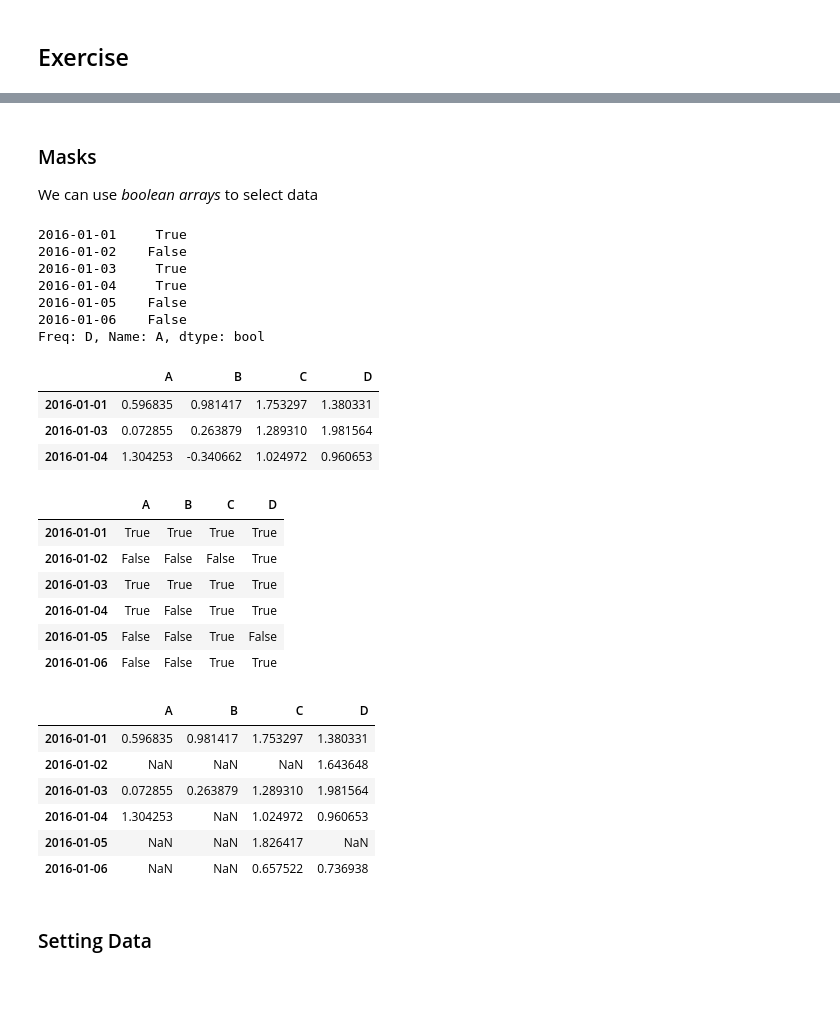
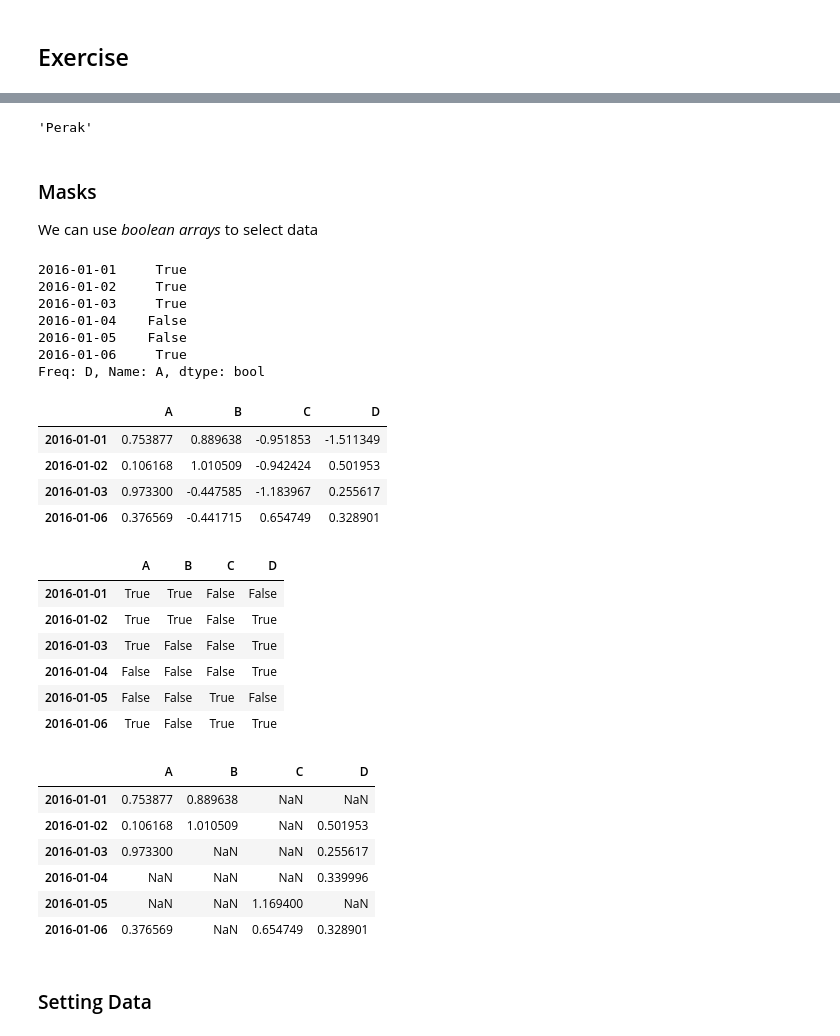
Before and after one commit to karhong-sam/WQD7003-DataAnalytics, a Jupyter notebook: lab/Lab_4_DataManipulationAndAnalysis_Part2.ipynb, the cells around one changed output, grey strips where cells are left out. Drawn from its saved outputs; the diff is of its cells as text; code cells hidden in the pictures; blank space fills up the shorter version.

```diff
--- a/lab/Lab_4_DataManipulationAndAnalysis_Part2.ipynb
+++ b/lab/Lab_4_DataManipulationAndAnalysis_Part2.ipynb
@@ -439,3 +445,6 @@ df.iloc[1,1]
 ## Exercise
 # %%
 # retrieve the value of Column C on 2016-01-05
+dates = pd.date_range('20160101', periods=6)
+df_c = pd.DataFrame(np.random.randn(6,4), index=dates, columns=list('ABCD'))
+df_c.loc['2016-01-05', 'C']
@@ -446,44 +473,54 @@ df.iloc[1,1]
+# %%
+# which is the smallest state?
+df_min = df_states['Area'].min()
+df_min_idx = df_states['Area'].idxmin()
+df_min_states = df_states.loc[df_min_idx-1, 'State']
+df_min_states
+# %% [output]
+'Perak'
 # %% [markdown]
 ### Masks
 
 We can use _boolean arrays_ to select data
+# %%
+df_new = df_c.copy()
+df_new.A>0
+# %% [output]
+2016-01-01     True
+2016-01-02     True
+2016-01-03     True
+2016-01-04    False
+2016-01-05    False
+2016-01-06     True
+Freq: D, Name: A, dtype: bool
 # %%
-df.A>0
+df_new[df_new.A > 0]
 # %% [output]
-2016-01-01     True
-2016-01-02    False
-2016-01-03     True
-2016-01-04     True
-2016-01-05    False
-2016-01-06    False
-Freq: D, Name: A, dtype: bool
+|  | A | B | C | D |
+| 2016-01-01 | 0.753877 | 0.889638 | -0.951853 | -1.511349 |
+| 2016-01-02 | 0.106168 | 1.010509 | -0.942424 | 0.501953 |
+| 2016-01-03 | 0.973300 | -0.447585 | -1.183967 | 0.255617 |
+| 2016-01-06 | 0.376569 | -0.441715 | 0.654749 | 0.328901 |
-# %%
-df[df.A > 0]
-# %% [output]
-|  | A | B | C | D |
-| 2016-01-01 | 0.596835 | 0.981417 | 1.753297 | 1.380331 |
-| 2016-01-03 | 0.072855 | 0.263879 | 1.289310 | 1.981564 |
-| 2016-01-04 | 1.304253 | -0.340662 | 1.024972 | 0.960653 |
 # %%
-df > 0
+df_new > 0
 # %% [output]
 |  | A | B | C | D |
-| 2016-01-01 | True | True | True | True |
-| 2016-01-02 | False | False | False | True |
-| 2016-01-03 | True | True | True | True |
-| 2016-01-04 | True | False | True | True |
+| 2016-01-01 | True | True | False | False |
+| 2016-01-02 | True | True | False | True |
+| 2016-01-03 | True | False | False | True |
+| 2016-01-04 | False | False | False | True |
 | 2016-01-05 | False | False | True | False |
-| 2016-01-06 | False | False | True | True |
+| 2016-01-06 | True | False | True | True |
-# %%
-df[df > 0]
-# %% [output]
-|  | A | B | C | D |
-| 2016-01-01 | 0.596835 | 0.981417 | 1.753297 | 1.380331 |
-| 2016-01-02 | NaN | NaN | NaN | 1.643648 |
-| 2016-01-03 | 0.072855 | 0.263879 | 1.289310 | 1.981564 |
-| 2016-01-04 | 1.304253 | NaN | 1.024972 | 0.960653 |
-| 2016-01-05 | NaN | NaN | 1.826417 | NaN |
-| 2016-01-06 | NaN | NaN | 0.657522 | 0.736938 |
+# %%
+df_new[df_new > 0]
+# %% [output]
+|  | A | B | C | D |
+| 2016-01-01 | 0.753877 | 0.889638 | NaN | NaN |
+| 2016-01-02 | 0.106168 | 1.010509 | NaN | 0.501953 |
+| 2016-01-03 | 0.973300 | NaN | NaN | 0.255617 |
+| 2016-01-04 | NaN | NaN | NaN | 0.339996 |
+| 2016-01-05 | NaN | NaN | 1.169400 | NaN |
+| 2016-01-06 | 0.376569 | NaN | 0.654749 | 0.328901 |
 # %% [markdown]
 ### Setting Data
 # %%
```
Also changed, not shown: parts of 33 cells of this notebook, 4 other files.
